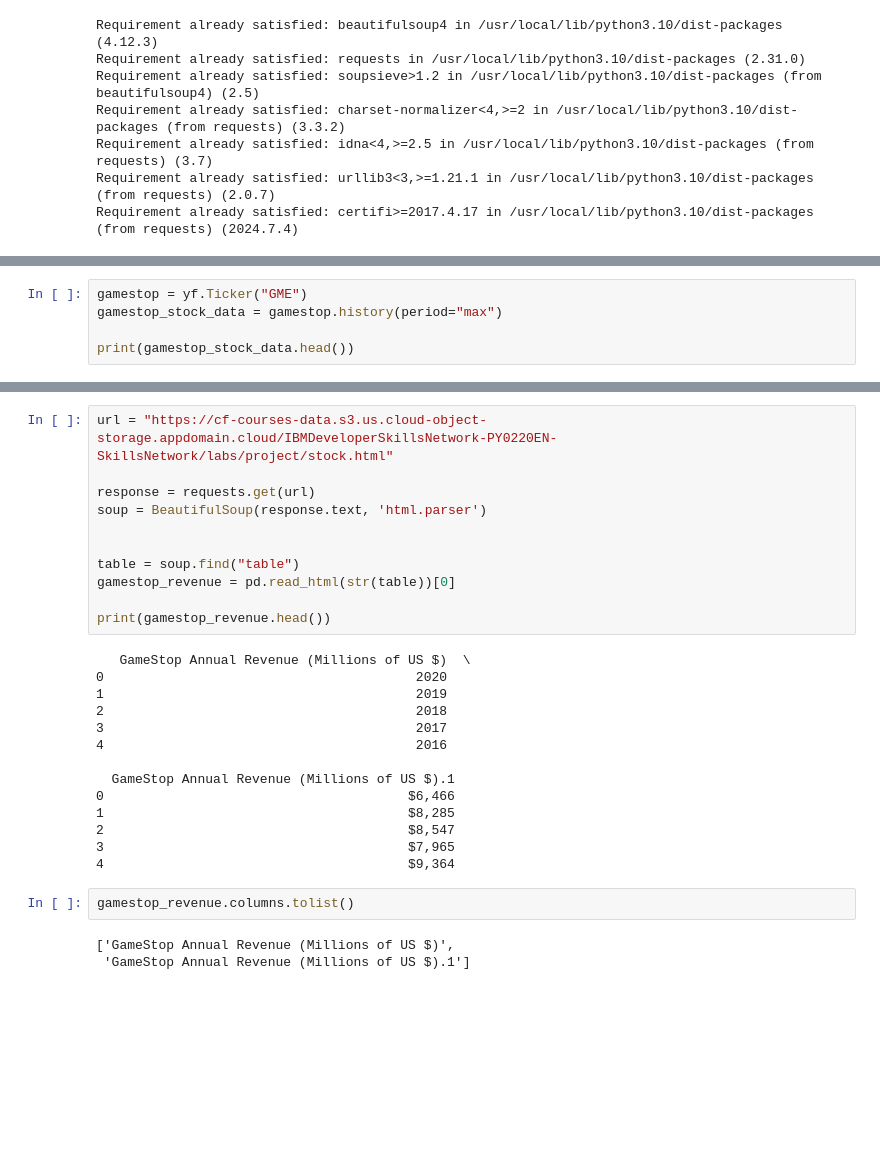
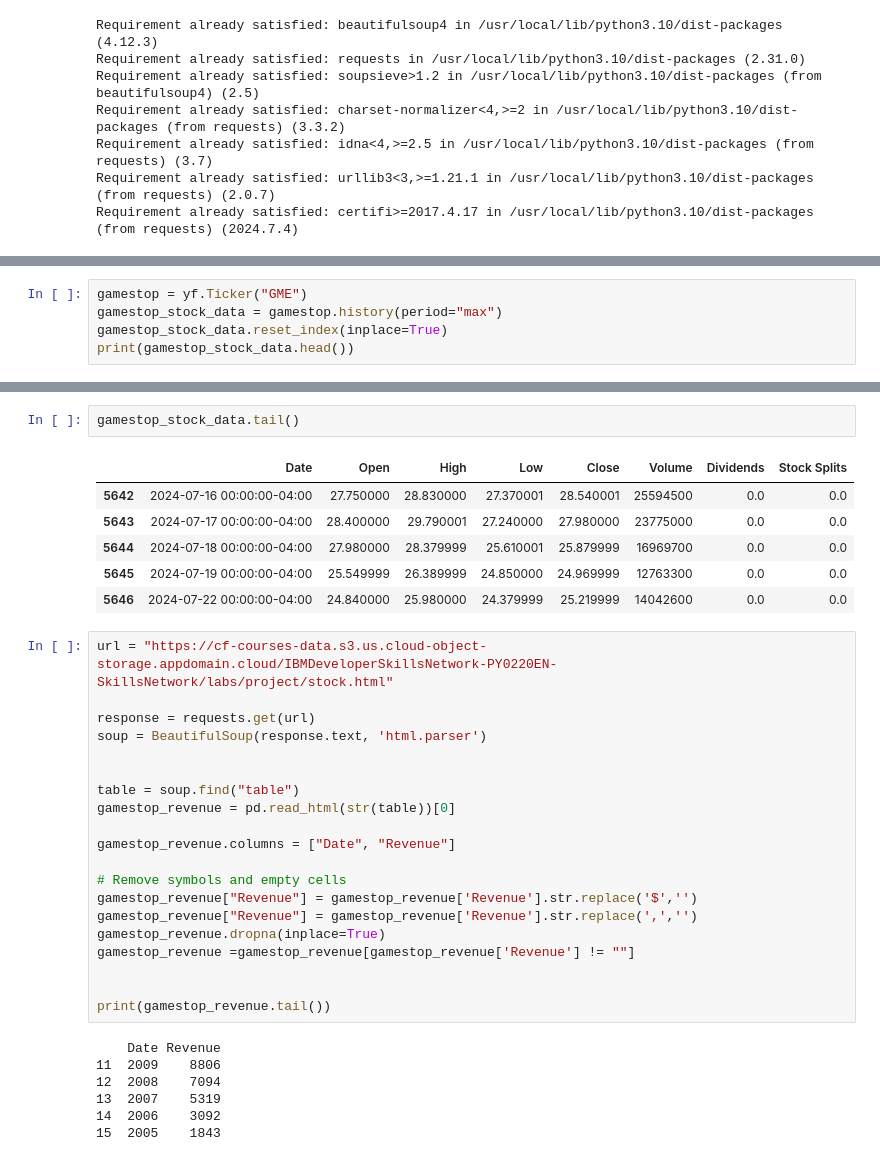
Before and after one commit to oguz38/WebScrapping, a Jupyter notebook: WebScrapping.ipynb, the cells around one changed output, grey strips where cells are left out. Saved outputs shown, nothing was run; the diff lists cells and outputs as text; blank space fills up the shorter version.

```diff
--- a/WebScrapping.ipynb
+++ b/WebScrapping.ipynb
@@ -82,6 +111,6 @@ print(tesla_revenue.head())
 # %%
 gamestop = yf.Ticker("GME")
 gamestop_stock_data = gamestop.history(period="max")
-
+gamestop_stock_data.reset_index(inplace=True)
 print(gamestop_stock_data.head())
 # %% [output]
@@ -103,3 +130,12 @@ Date
+# %%
+gamestop_stock_data.tail()
+# %% [output]
+|  | Date | Open | High | Low | Close | Volume | Dividends | Stock Splits |
+| 5642 | 2024-07-16 00:00:00-04:00 | 27.750000 | 28.830000 | 27.370001 | 28.540001 | 25594500 | 0.0 | 0.0 |
+| 5643 | 2024-07-17 00:00:00-04:00 | 28.400000 | 29.790001 | 27.240000 | 27.980000 | 23775000 | 0.0 | 0.0 |
+| 5644 | 2024-07-18 00:00:00-04:00 | 27.980000 | 28.379999 | 25.610001 | 25.879999 | 16969700 | 0.0 | 0.0 |
+| 5645 | 2024-07-19 00:00:00-04:00 | 25.549999 | 26.389999 | 24.850000 | 24.969999 | 12763300 | 0.0 | 0.0 |
+| 5646 | 2024-07-22 00:00:00-04:00 | 24.840000 | 25.980000 | 24.379999 | 25.219999 | 14042600 | 0.0 | 0.0 |
 # %%
 url = "https://cf-courses-data.s3.us.cloud-object-storage.appdomain.cloud/IBMDeveloperSkillsNetwork-PY0220EN-SkillsNetwork/labs/project/stock.html"
 
@@ -110,23 +146,20 @@ soup = BeautifulSoup(response.text, 'html.parser')
 table = soup.find("table")
 gamestop_revenue = pd.read_html(str(table))[0]
 
-print(gamestop_revenue.head())
+gamestop_revenue.columns = ["Date", "Revenue"]
+
+# Remove symbols and empty cells
+gamestop_revenue["Revenue"] = gamestop_revenue['Revenue'].str.replace('$','')
+gamestop_revenue["Revenue"] = gamestop_revenue['Revenue'].str.replace(',','')
+gamestop_revenue.dropna(inplace=True)
+gamestop_revenue =gamestop_revenue[gamestop_revenue['Revenue'] != ""]
+
+
+print(gamestop_revenue.tail())
 # %% [output]
-   GameStop Annual Revenue (Millions of US $)  \
-0                                        2020
-1                                        2019
-2                                        2018
-3                                        2017
-4                                        2016
-
-  GameStop Annual Revenue (Millions of US $).1
-0                                       $6,466
-1                                       $8,285
-2                                       $8,547
-3                                       $7,965
-4                                       $9,364
+    Date Revenue
+11  2009    8806
+12  2008    7094
+13  2007    5319
+14  2006    3092
+15  2005    1843
-# %%
-gamestop_revenue.columns.tolist()
-# %% [output]
-['GameStop Annual Revenue (Millions of US $)',
- 'GameStop Annual Revenue (Millions of US $).1']
```
Also changed, not shown: parts of 11 cells of this notebook.
